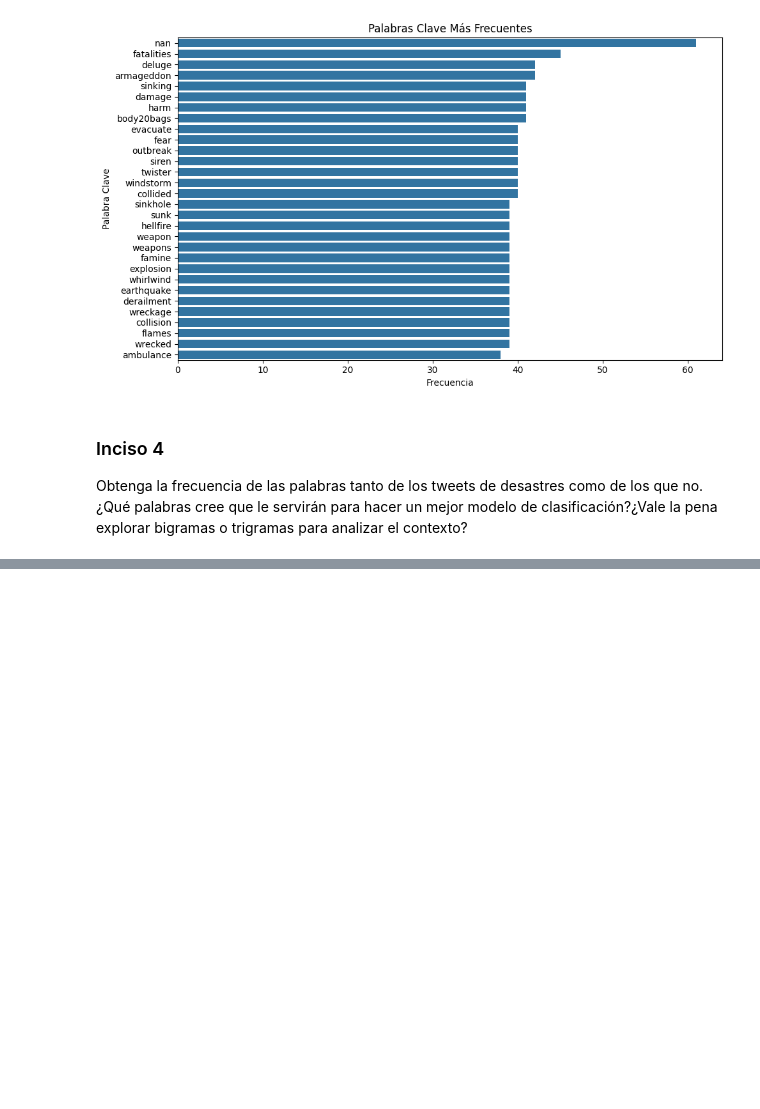
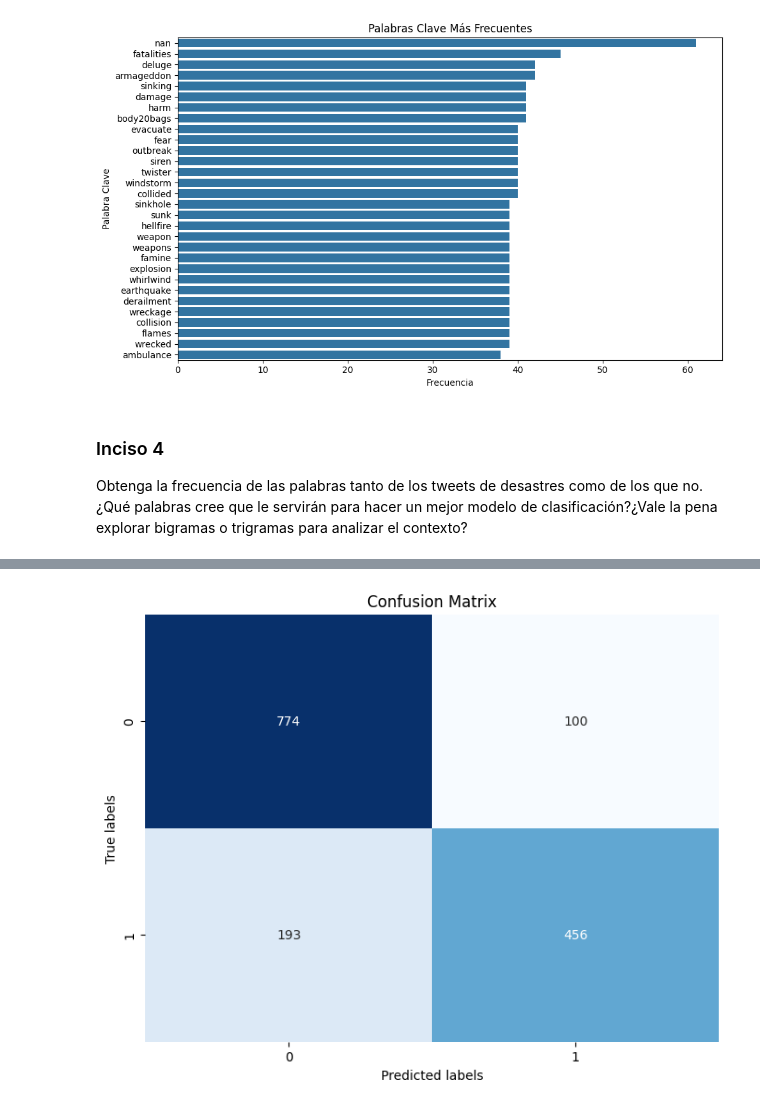
Before and after one commit to JDgomez2002/data-science-labs, a Jupyter notebook: lab5/lab5.ipynb, the cells around one changed output, grey strips where cells are left out. Cells and saved outputs as stored; diff of their text form; code cells hidden in the pictures; blank space fills up the shorter version.

```diff
--- a/lab5/lab5.ipynb
+++ b/lab5/lab5.ipynb
@@ -212,0 +353,13 @@ Obtenga la frecuencia de las palabras tanto de los tweets de desastres como de l
+# %%
+# Crear una matriz de confusión
+cm = confusion_matrix(y_test, predictions)
+
+# Crear un mapa de calor de la matriz de confusión
+plt.figure(figsize=(8, 6))
+sns.heatmap(cm, annot=True, fmt='g', cmap='Blues', cbar=False)
+plt.xlabel('Predicted labels')
+plt.ylabel('True labels')
+plt.title('Confusion Matrix')
+plt.show()
+# %% [output]
+[figure, added]
```
Also changed, not shown: parts of 14 cells of this notebook, 1 other file.
